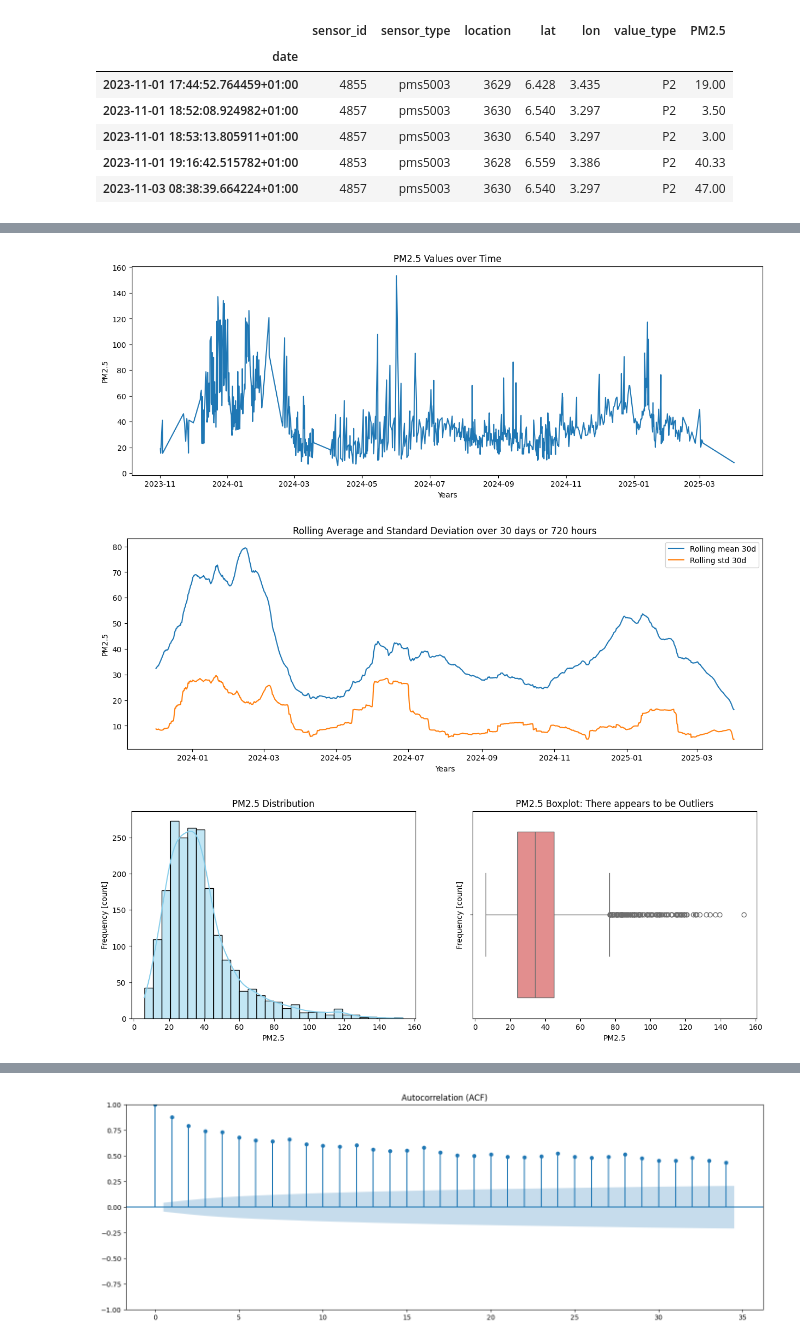
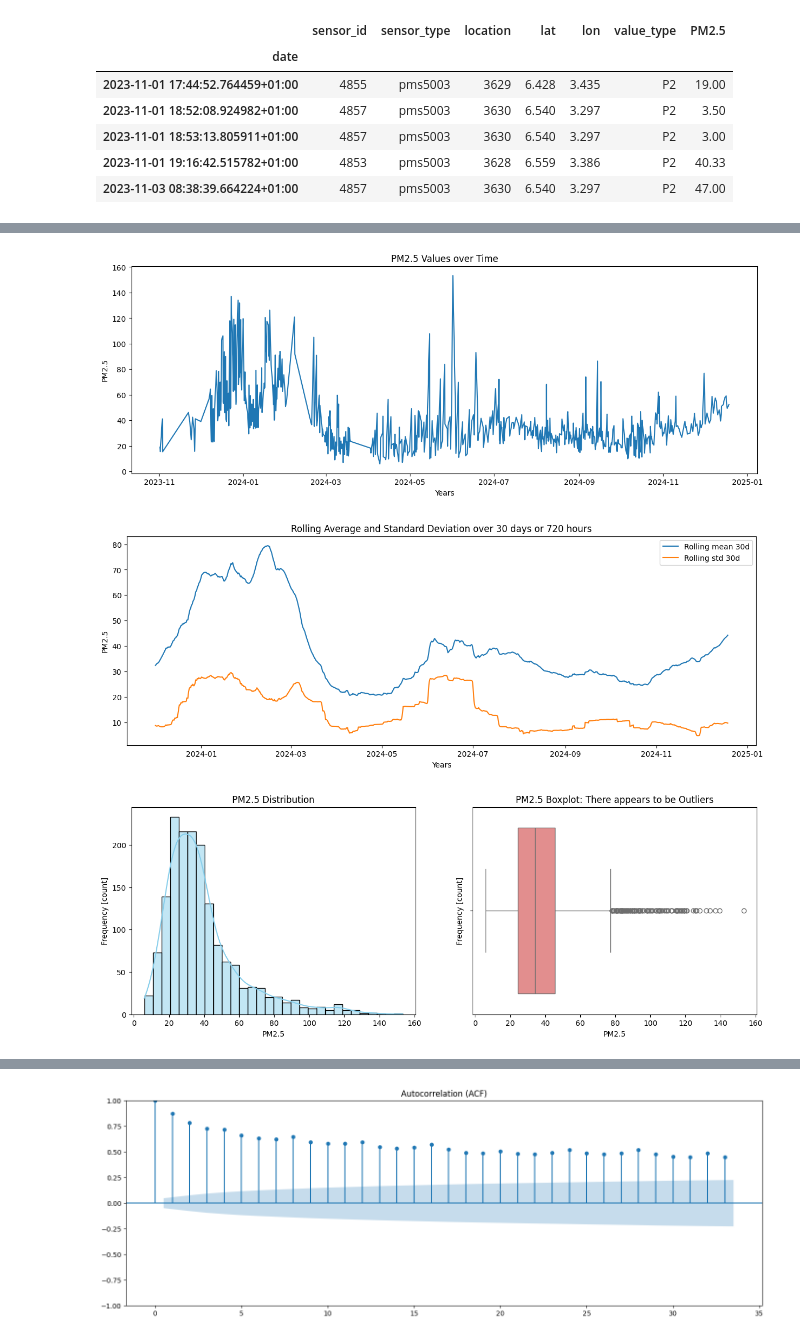
Before and after one commit to Bjoshua25/AIR-QUALITY-PREDICTION-IN-LAGOS, a Jupyter notebook: notebooks/final_notebook.ipynb, the cells around one changed output, grey strips where cells are left out. Drawn from its saved outputs; the diff is of its cells as text; code cells hidden in the pictures.

```diff
--- a/notebooks/final_notebook.ipynb
+++ b/notebooks/final_notebook.ipynb
@@ -79,12 +80,8 @@ Combined shape: (73601, 7)
 | 2023-11-03 08:38:39.664224+01:00 | 4857 | pms5003 | 3630 | 6.540 | 3.297 | P2 | 47.00 |
 # %%
 # Load Combined dataset into dataframe
-y = load_combined_series()
-shape = y.shape
+train, test = load_combined_series()
 
-print(f"The Shape of the Dataset is: {shape}")
-print(f"The Dataset has: {shape[0]} historical data")
-print(f"The number of missing data is: {y.isna().sum()}")
-
-y.head()
+print(f"Train split: {train.shape}")
+print(f"Test split: {test.shape}")
 # %% [output]
@@ -101,4 +90,6 @@ Freq: 6h, Name: PM2.5, dtype: float64
 # %%
+y = train
+
 # PM2.5 Over time
 fig, ax = plt.subplots(figsize = (15, 5))
 plt.plot(y)
@@ -142,33 +133,33 @@ plt.ylabel("Frequency [count]")
 
 plt.show()
 
 period = 120
 
 # Instantiate the seasonal_decompose
 decomposition = seasonal_decompose(y, model="additive", period=period)
 
 # Plot the Chart
 decomposition.plot()
 plt.suptitle("Seasonal Decomposition (Additive Model)", fontsize=14)
 plt.tight_layout()
 plt.show()
 
 # plot_acf
 
 fig, ax = plt.subplots(figsize=(14, 5))
 plot_acf(y, ax=ax)
 plt.title("Autocorrelation (ACF)")
 plt.tight_layout()
 plt.show()
 
 # plot_pacf
 
 fig, ax = plt.subplots(figsize=(14, 5))
 plot_pacf(y, ax=ax)
 plt.title("Partial Autocorrelation (PACF)")
 plt.tight_layout()
 plt.show()
 # %% [output]
-[figure, old version]
+[figure, new version]
-[figure, old version]
+[figure, new version]
-[figure, old version]
+[figure, new version]
@@ -176 +167 @@ plt.show()
-[figure, old version]
+[figure, new version]
```
Also changed, not shown: parts of 13 cells of this notebook, 12 other files.
